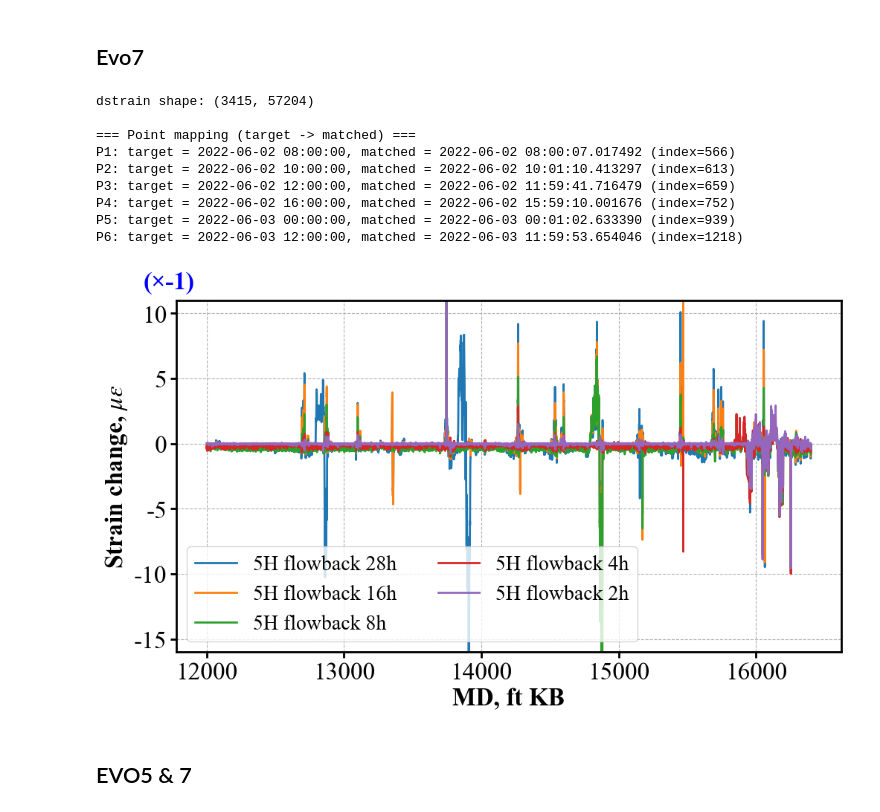
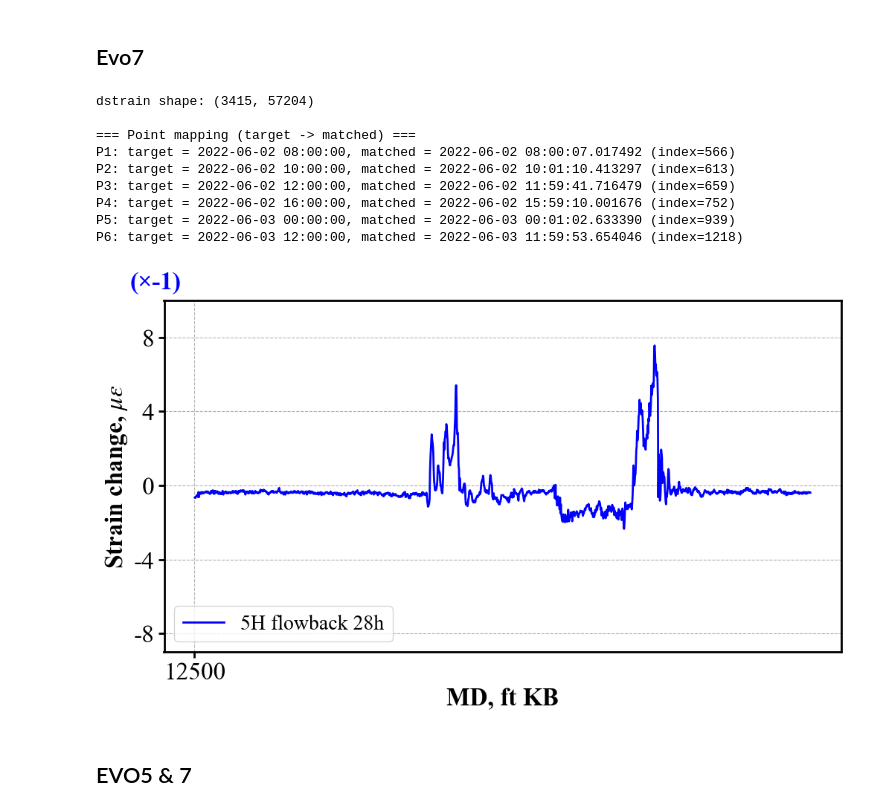
Before and after one commit to felix-mao-1516/plot-for-research-, a Jupyter notebook: 2D_plot_and_slippage_clbrt.ipynb, the cells around one changed output. Cells and saved outputs as stored; diff of their text form; code cells hidden in the pictures.

```diff
--- a/2D_plot_and_slippage_clbrt.ipynb
+++ b/2D_plot_and_slippage_clbrt.ipynb
@@ -371,12 +243,17 @@ from plot_style import make_standard_figure, decode_stamps_to_datetimeindex
 # =======================
 # 1. 读取 HDF5 数据
 # =======================
+# f1 = h5py.File(
+#     r'C:/Users/fengxiang.mao/Desktop/Devon data/HFTS-1_Devon/Evo_5_6_7_Sep_2025/Evo 7 (flowback)/Zgabay A14H - flowback - strain change.h5',
+#     'r'
+# )
 f1 = h5py.File(
-    r'C:/Users/fengxiang.mao/Desktop/Devon data/HFTS-1_Devon/Evo_5_6_7_Sep_2025/Evo 7 (flowback)/Zgabay A14H - flowback - strain change.h5',
+    r'C:/Users/fengxiang.mao/Desktop/Devon data/HFTS-1_Devon/Evo_5_6_7_Sep_2025/Evo 7 (flowback)/corrected_Evo7.h5',
     'r'
 )
 
-dstrain = f1['data'][...]    # shape: (ntime, ndepth)  时间在前，深度在后
+
+dstrain = f1['strain_corrected'][...]    # shape: (ntime, ndepth)  时间在前，深度在后
 depth   = f1['depth'][...]   # shape: (ndepth,)
 stamps  = f1['stamps']       # 原始时间字符串
 
@@ -393,8 +270,8 @@ stamps_idx = decode_stamps_to_datetimeindex(
 # =======================
 depth = np.asarray(depth)
 
-depth_min = 12000
-depth_max = 16400
+depth_min = 12500
+depth_max = 13000
 
 depth_mask   = (depth >= depth_min) & (depth <= depth_max)
 depth_window = depth[depth_mask]
@@ -407,7 +284,7 @@ depth_window = depth[depth_mask]
 #     datetime.datetime(2022, 6, 2,  8,  0),
 #     datetime.datetime(2022, 6, 3, 12,  0),
 #     datetime.datetime(2022, 6, 4,  8,  0),
-#     datetime.datetime(2022, 6, 5,  7, 30),
+#     datetime.datetime(2022, 6, 5,  7,  30),
 #     datetime.datetime(2022, 6, 5,  8,  5),
 #     datetime.datetime(2022, 6, 5, 12,  0),
 #     datetime.datetime(2022, 6, 6,  9, 45),
@@ -472,7 +349,7 @@ for label in point_labels:
 
 # 示例：简单减法（你可以改成任何公式）
 # output1 = 1*(profiles["P2"] - profiles["P1"])
-# output2 = -1*(profiles["P3"] - profiles["P2"])
+# output2 = 1*(profiles["P3"] - profiles["P2"])
 # output3 = 1*(profiles["P4"] - profiles["P3"])
 # output4 = -1*(profiles["P5"] - profiles["P4"])
 # output5 = 1*(profiles["P6"] - profiles["P5"])
@@ -505,29 +382,30 @@ output5 = -1*(profiles["P6"] - profiles["P1"])
 
 outputs = {
     "5H flowback 28h": output5,
-    "5H flowback 16h": output4,
-    "5H flowback 8h": output3,
-    "5H flowback 4h": output2,
-    "5H flowback 2h": output1,
+    # "5H flowback 16h": output4,
+    # "5H flowback 8h": output3,
+    # "5H flowback 4h": output2,
+    # "5H flowback 2h": output1,
 }
 
 # outputs = {
-#     # "Interval 1": output1,
+#     "Interval 1": output1,
 #     "Interval 2": output2,
-#     # "Interval 3": output3,
+#     "Interval 3": output3,
 #     "Interval 4": output4,
-#     # "Interval 5": output5,
+#     "Interval 5": output5,
 #     "Interval 6": output6,
-#     # "Interval 7": output7,
+#     "Interval 7": output7,
 #     "Interval 8": output8,
 # }
 
 styles = {
-    # "Interval 3": {"linestyle": "-", "alpha": 0.7, "linewidth": 2, "color": "#FF0000"},
-    # 你想改别的也可继续加：
-    # "Interval 1": {"linestyle": "-", "alpha": 1.0, "linewidth": 2.0},
-    # "Interval 2": {"linestyle": "-", "alpha": 1, "linewidth": 2, "color": "blue"},
-    # "Interval 1": {"linestyle": "-", "alpha": 1, "linewidth": 2, "color": "green"},
+#     "Interval 3": {"linestyle": "-", "alpha": 0.7, "linewidth": 2, "color": "#FF0000"},
+#     # 你想改别的也可继续加：
+#     # "Interval 1": {"linestyle": "-", "alpha": 1.0, "linewidth": 2.0},
+#     "Interval 2": {"linestyle": "-", "alpha": 1, "linewidth": 2, "color": "blue"},
+#     "Interval 1": {"linestyle": "-", "alpha": 1, "linewidth": 2, "color": "green"},
+"5H flowback 28h": {"linestyle": "-", "alpha": 1, "linewidth": 2, "color": "#0000FF"},
 }
 default_style = {"linewidth": 2.0, "alpha": 1.0}
 
@@ -550,42 +428,42 @@ for name, arr in outputs.items():
     style = default_style.copy()
     style.update(styles.get(name, {}))   # Interval 3 会覆盖默认值
 
-    ax.plot(depth_window, arr, label=name, **default_style)
+    ax.plot(depth_window, arr, label=name, **style)
 
 
 ax.set_xlabel("MD, ft KB")
 ax.set_ylabel(r"Strain change, $\mu\varepsilon$")
 # ax.set_title("Custom outputs vs. depth (based on P1–P9 profiles)")
 
-ax.set_ylim(-16, 11)
+ax.set_ylim(-9, 10)
 
-ax.set_yticks(np.arange(-15, 11.1, 5))
+ax.set_yticks(np.arange(-8, 10.1, 4))
 
 ax.grid(True, linestyle='--')
-ax.legend(loc="lower left", ncol=2)
+ax.legend(loc="lower left", ncol=1)
 ax.set_xticks(np.arange(depth_min, depth_max + 1, 1000))
 # invert y axis
 # ax.invert_yaxis()
 # 在你画完图、设置完坐标轴之后加这句
 
 
 ax.text(-0.05, 1.02, "(×-1)", transform=ax.transAxes,
         ha="left", va="bottom", fontsize=24,
         fontweight="bold", color="#0000FF")
 
 # plt.tight_layout()
 plt.show()
 # %% [output]
 dstrain shape: (3415, 57204)
 
 === Point mapping (target -> matched) ===
 P1: target = 2022-06-02 08:00:00, matched = 2022-06-02 08:00:07.017492 (index=566)
 P2: target = 2022-06-02 10:00:00, matched = 2022-06-02 10:01:10.413297 (index=613)
 P3: target = 2022-06-02 12:00:00, matched = 2022-06-02 11:59:41.716479 (index=659)
 P4: target = 2022-06-02 16:00:00, matched = 2022-06-02 15:59:10.001676 (index=752)
 P5: target = 2022-06-03 00:00:00, matched = 2022-06-03 00:01:02.633390 (index=939)
 P6: target = 2022-06-03 12:00:00, matched = 2022-06-03 11:59:53.654046 (index=1218)
-[figure, old version]
+[figure, new version]
 # %% [markdown]
 ## EVO5 & 7
 # %%
```
Also changed, not shown: parts of 12 cells of this notebook, 6 other files.
